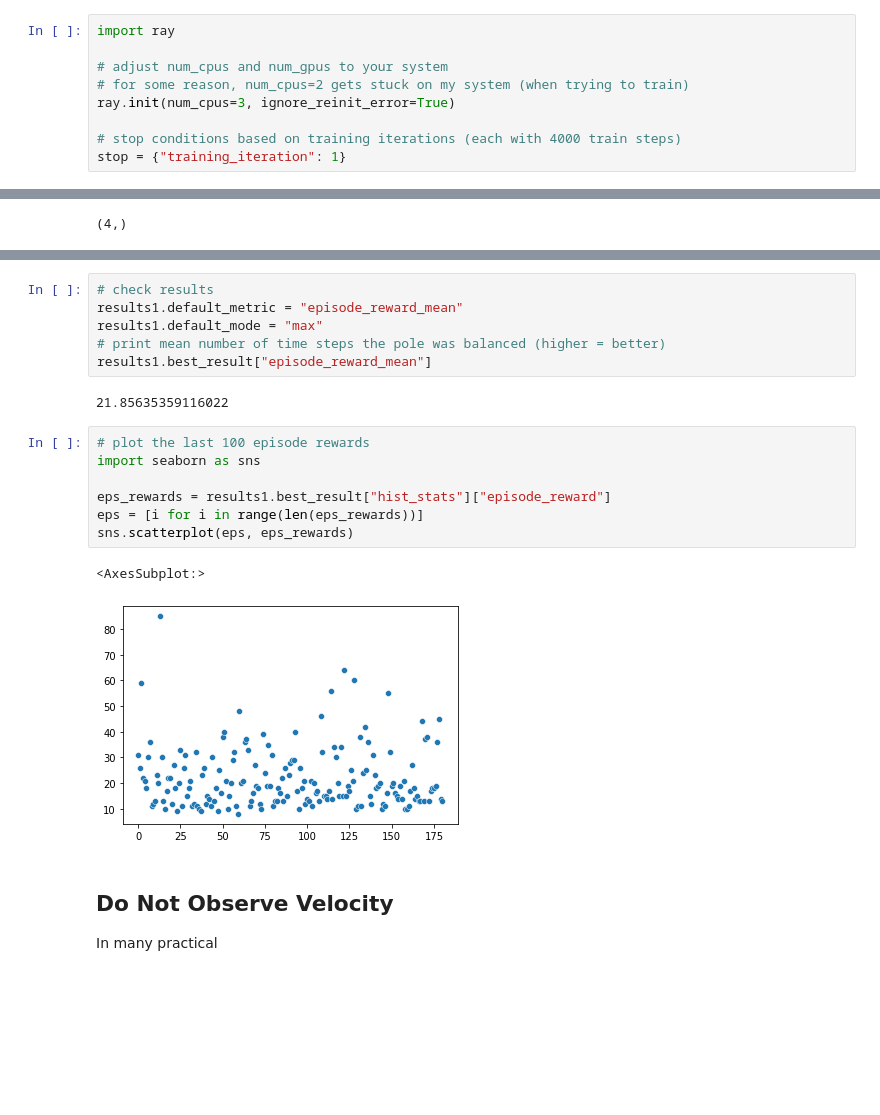
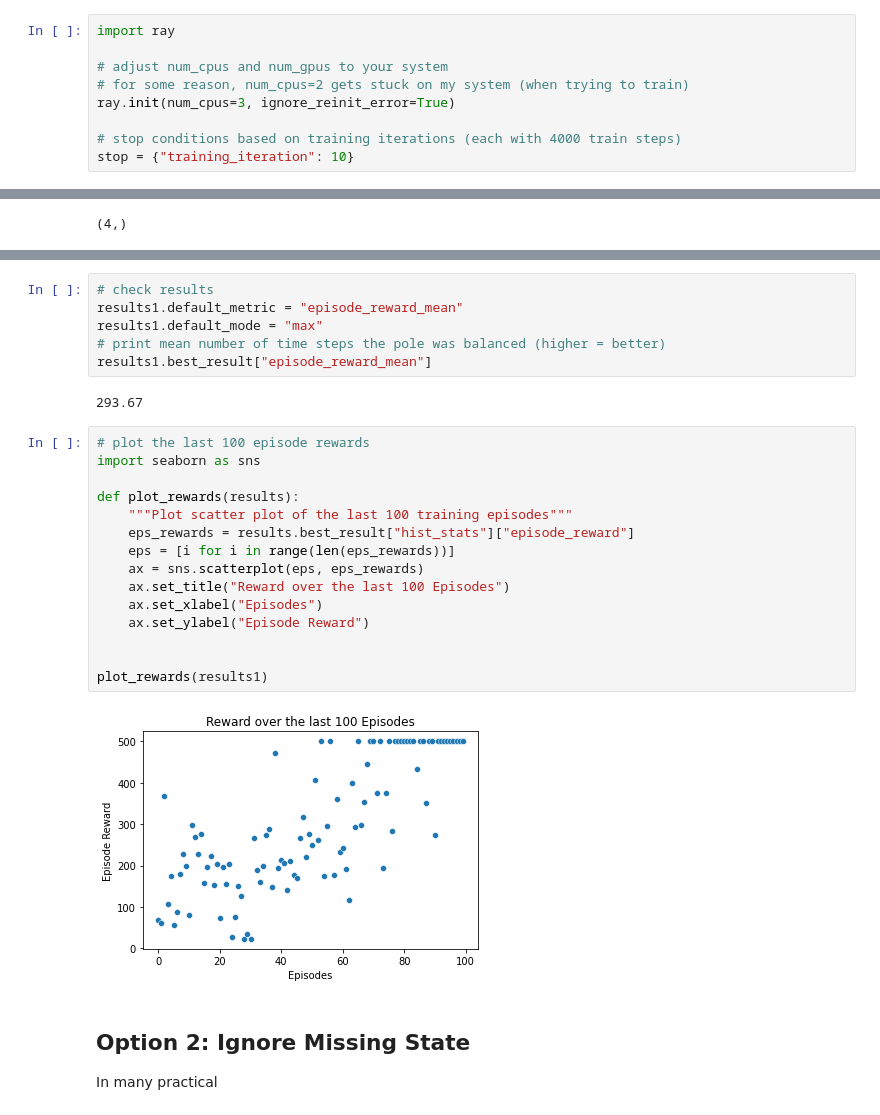
Before and after one commit to stefanbschneider/old-blog, a Jupyter notebook: _notebooks/2021-11-16-rl-self-attention.ipynb, the cells around one changed output, grey strips where cells are left out. Cells and saved outputs as stored; diff of their text form; blank space fills up the shorter version.

```diff
--- a/_notebooks/2021-11-16-rl-self-attention.ipynb
+++ b/_notebooks/2021-11-16-rl-self-attention.ipynb
@@ -93,5 +93,5 @@ import ray
 ray.init(num_cpus=3, ignore_reinit_error=True)
 
 # stop conditions based on training iterations (each with 4000 train steps)
-stop = {"training_iteration": 1}
+stop = {"training_iteration": 10}
 # %% [output]
@@ -184,19 +184,26 @@ results1.default_mode = "max"
 # print mean number of time steps the pole was balanced (higher = better)
 results1.best_result["episode_reward_mean"]
 # %% [output]
-21.85635359116022
+293.67
 # %%
 # plot the last 100 episode rewards
 import seaborn as sns
 
-eps_rewards = results1.best_result["hist_stats"]["episode_reward"]
-eps = [i for i in range(len(eps_rewards))]
-sns.scatterplot(eps, eps_rewards)
+def plot_rewards(results):
+    """Plot scatter plot of the last 100 training episodes"""
+    eps_rewards = results.best_result["hist_stats"]["episode_reward"]
+    eps = [i for i in range(len(eps_rewards))]
+    ax = sns.scatterplot(eps, eps_rewards)
+    ax.set_title("Reward over the last 100 Episodes")
+    ax.set_xlabel("Episodes")
+    ax.set_ylabel("Episode Reward")
+
+
+plot_rewards(results1)
 # %% [output]
-<AxesSubplot:>
-[figure, old version]
+[figure, new version]
 # %% [markdown]
-## Do Not Observe Velocity
+## Option 2: Ignore Missing State
 
 In many practical
 # %%
```
Also changed, not shown: parts of 22 cells of this notebook.
